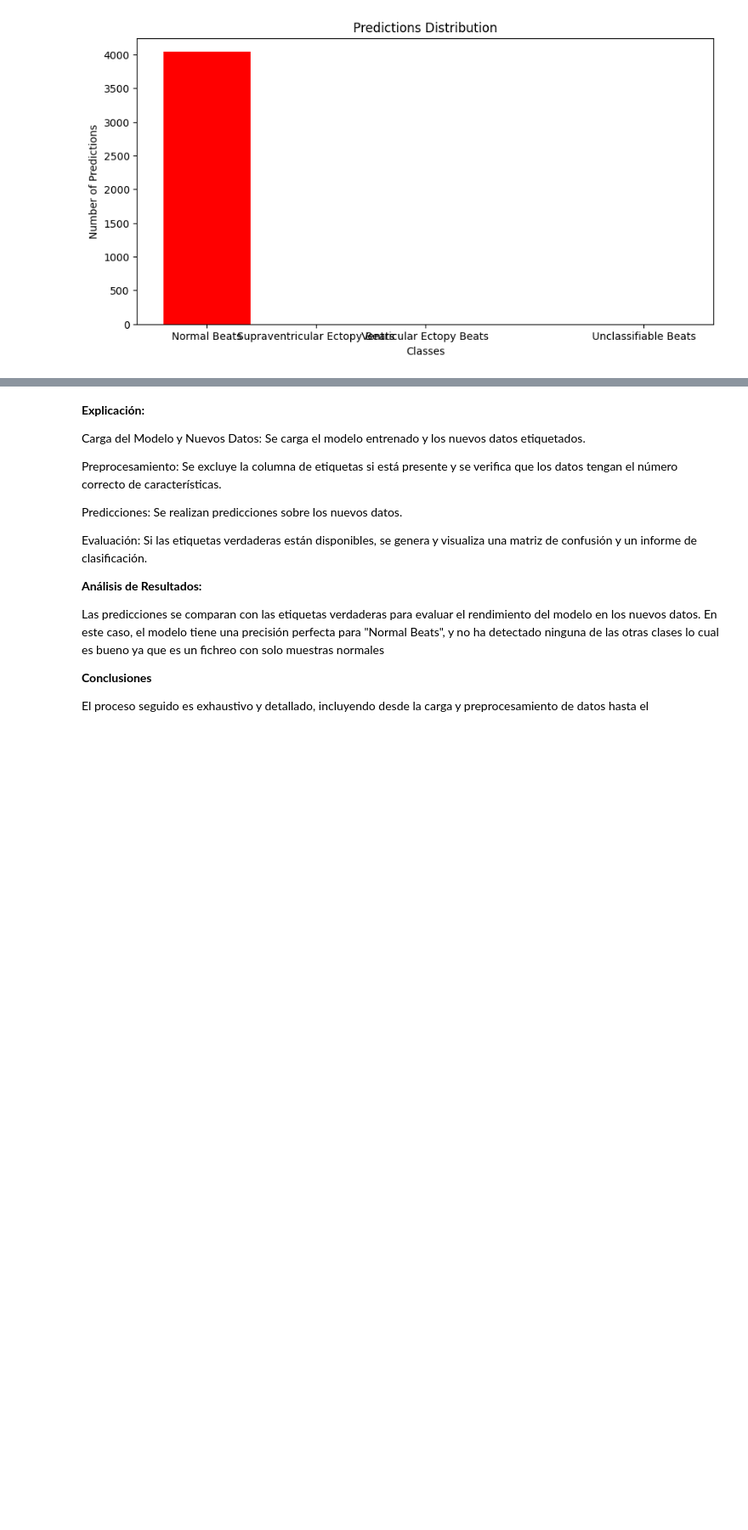
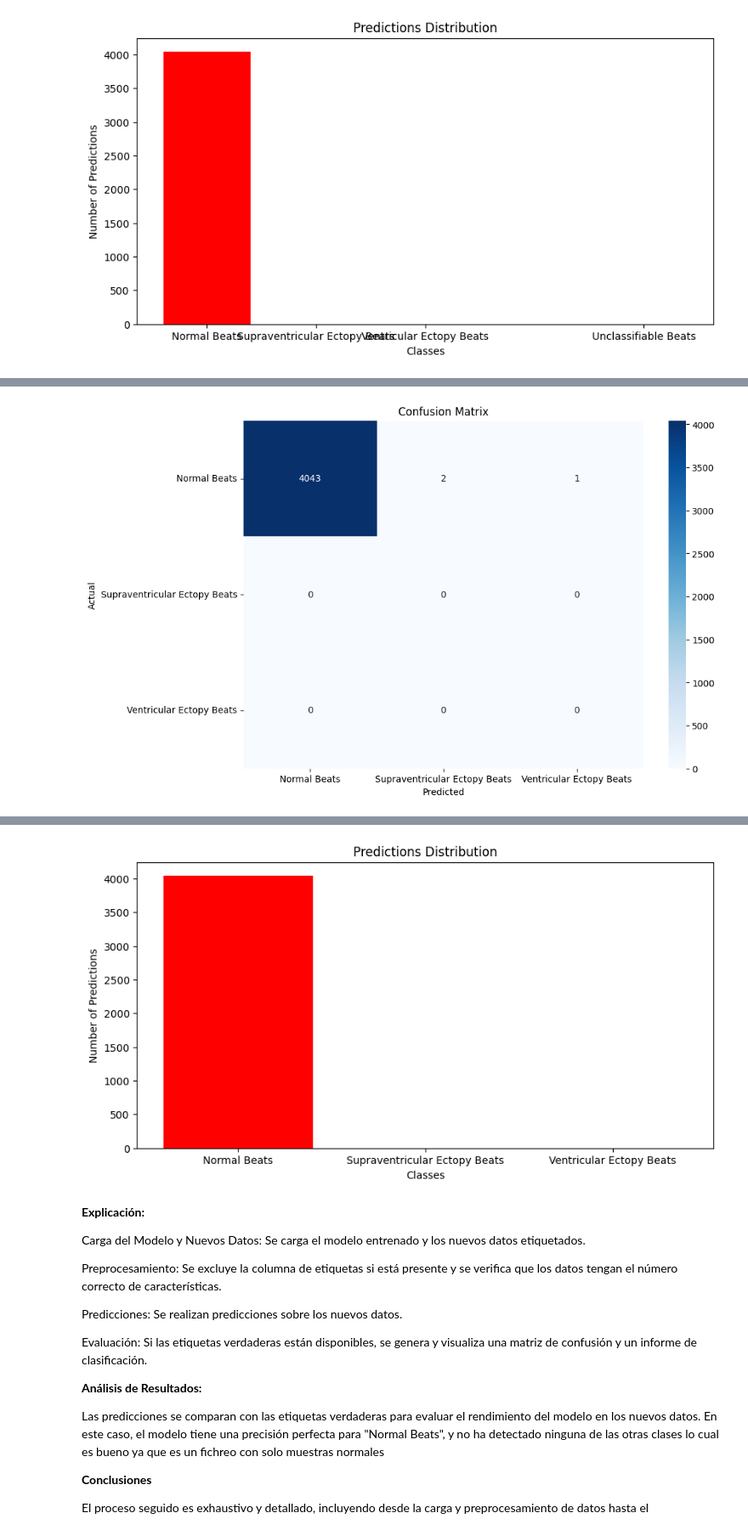
Before and after one commit to diegotrascasa/TFG_Diego_Trascasa_Garcia, a Jupyter notebook: AnalisisBueno.ipynb, the cells around one changed output, grey strips where cells are left out. Shown at 85% size. Drawn from its saved outputs; the diff is of its cells as text; code cells hidden in the pictures; blank space fills up the shorter version.

```diff
--- a/AnalisisBueno.ipynb
+++ b/AnalisisBueno.ipynb
@@ -649,3 +864,80 @@ Supraventricular Ectopy Beats       0.00      0.00      0.00         0
                     macro avg       0.25      0.25      0.25      4046
                  weighted avg       1.00      1.00      1.00      4046
 [figure]
+# %%
+import joblib
+import pandas as pd
+import numpy as np
+import matplotlib.pyplot as plt
+import seaborn as sns
+from sklearn.metrics import confusion_matrix, classification_report
+
+# Cargar el modelo desde el archivo
+model = joblib.load('ecg_model2.pkl')
+
+# Cargar los nuevos datos
+new_data = pd.read_csv('ptbdb_normal.csv', header=None)
+
+# Cargar el archivo CSV
+file_path = 'ptbdb_normal.csv'  # Reemplaza con la ruta real del archivo
+data = pd.read_csv(file_path, header=None)
+
+# Obtener el número de muestras (filas) y características (columnas)
+num_samples, num_features = data.shape
+
+print(f"Number of samples: {num_samples}")
+print(f"Number of features: {num_features}")
+, header=None)  # Reemplaza con la ruta real del archivo
+
+# Excluir la columna de etiqueta si existe
+if new_data.shape[1] == 188:
+    true_labels = new_data.iloc[:, -1]
+    new_data = new_data.iloc[:, :-1]
+else:
+    true_labels = None
+
+# Asegurarse de que new_data tenga 187 características
+assert new_data.shape[1] == 187, f"Expected 187 features, got {new_data.shape[1]}"
+
+# Realizar predicciones usando el modelo entrenado
+predictions = model.predict(new_data)
+
+# Salida de las predicciones
+print("Predictions:")
+print(predictions)
+
+# Definir las etiquetas conocidas
+known_labels = ['Normal Beats', 'Supraventricular Ectopy Beats', 'Ventricular Ectopy Beats', 'Fusion Beats', 'Unclassifiable Beats']
+
+# Si hay etiquetas verdaderas, generar la matriz de confusión y el informe de clasificación
+if true_labels is not None:
+    # Asegurarse de que las etiquetas verdaderas y las predicciones tengan las mismas clases
+    unique_labels = np.union1d(np.unique(true_labels), np.unique(predictions)).astype(int)
+    labels = [known_labels[i] for i in unique_labels]
+
+    # Generar la matriz de confusión
+    cm = confusion_matrix(true_labels, predictions, labels=unique_labels)
+
+    # Graficar la matriz de confusión
+    plt.figure(figsize=(10, 7))
+    sns.heatmap(cm, annot=True, fmt='d', cmap='Blues', xticklabels=labels, yticklabels=labels)
+    plt.xlabel('Predicted')
+    plt.ylabel('Actual')
+    plt.title('Confusion Matrix')
+    plt.show()
+
+    # Imprimir el informe de clasificación
+    report = classification_report(true_labels, predictions, labels=unique_labels, target_names=labels)
+    print("Classification Report:")
+    print(report)
+
+# Gráfico de predicciones
+unique, counts = np.unique(predictions, return_counts=True)
+plt.figure(figsize=(10, 5))
+plt.bar(unique.astype(int), counts, color=['red', 'green', 'blue', 'skyblue', 'orange'])
+plt.xticks(ticks=unique.astype(int), labels=[known_labels[i] for i in unique])
+plt.xlabel('Classes')
+plt.ylabel('Number of Predictions')
+plt.title('Predictions Distribution')
+plt.show()
+# %% [output]
@@ -651,0 +948 @@ Supraventricular Ectopy Beats       0.00      0.00      0.00         0
+[figure, added]
@@ -652,3 +959,4 @@ Supraventricular Ectopy Beats       0.00      0.00      0.00         0
+[figure, added]
 # %% [markdown]
 **Explicación:**
 
```
Also changed, not shown: parts of 8 cells of this notebook.
